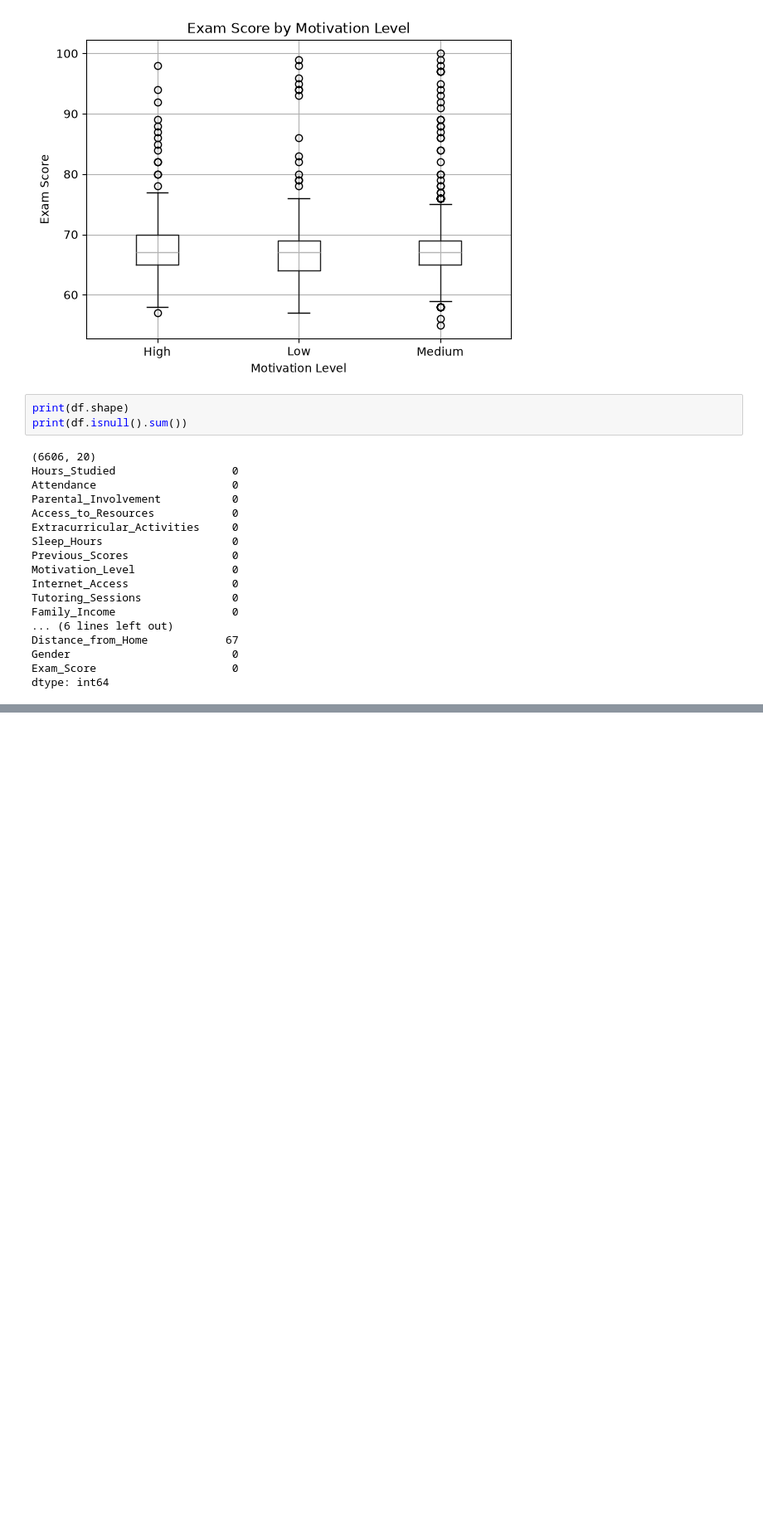
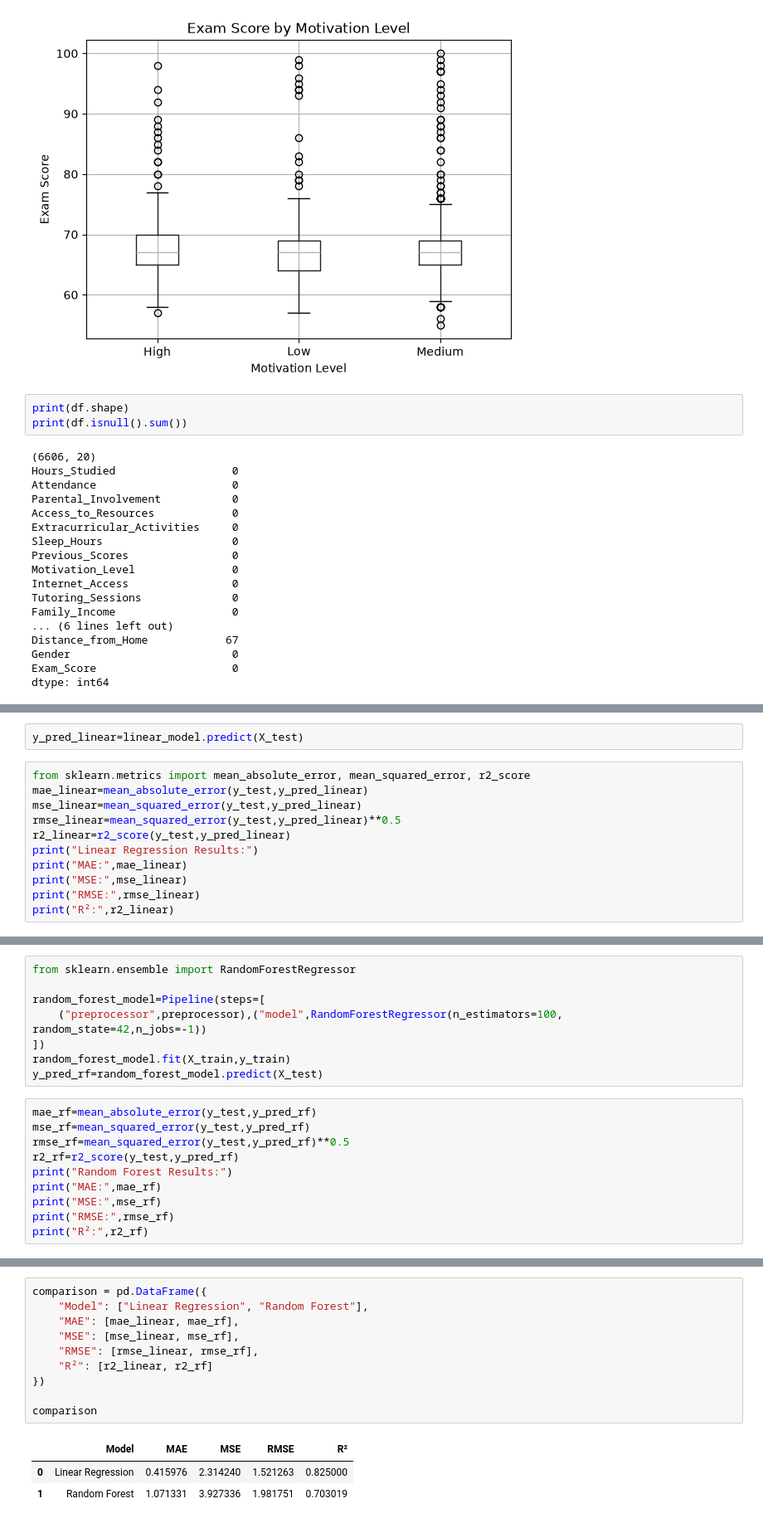
Before and after one commit to Hamsini242007/student-performance, a Jupyter notebook: notebook.ipynb, the cells around one changed output, grey strips where cells are left out. Shown at 83% size. Saved outputs shown, nothing was run; the diff lists cells and outputs as text; blank space fills up the shorter version.

Commit message:
Train and evaluate regression models

```diff
--- a/notebook.ipynb
+++ b/notebook.ipynb
@@ -171,0 +235,13 @@ dtype: int64
+# %%
+y_pred_linear=linear_model.predict(X_test)
+# %%
+from sklearn.metrics import mean_absolute_error, mean_squared_error, r2_score
+mae_linear=mean_absolute_error(y_test,y_pred_linear)
+mse_linear=mean_squared_error(y_test,y_pred_linear)
+rmse_linear=mean_squared_error(y_test,y_pred_linear)**0.5
+r2_linear=r2_score(y_test,y_pred_linear)
+print("Linear Regression Results:")
+print("MAE:",mae_linear)
+print("MSE:",mse_linear)
+print("RMSE:",rmse_linear)
+print("R²:",r2_linear)
@@ -171,0 +254,18 @@ dtype: int64
+# %%
+from sklearn.ensemble import RandomForestRegressor
+
+random_forest_model=Pipeline(steps=[
+    ("preprocessor",preprocessor),("model",RandomForestRegressor(n_estimators=100, random_state=42,n_jobs=-1))
+])
+random_forest_model.fit(X_train,y_train)
+y_pred_rf=random_forest_model.predict(X_test)
+# %%
+mae_rf=mean_absolute_error(y_test,y_pred_rf)
+mse_rf=mean_squared_error(y_test,y_pred_rf)
+rmse_rf=mean_squared_error(y_test,y_pred_rf)**0.5
+r2_rf=r2_score(y_test,y_pred_rf)
+print("Random Forest Results:")
+print("MAE:",mae_rf)
+print("MSE:",mse_rf)
+print("RMSE:",rmse_rf)
+print("R²:",r2_rf)
@@ -171,0 +300,14 @@ dtype: int64
+# %%
+comparison = pd.DataFrame({
+    "Model": ["Linear Regression", "Random Forest"],
+    "MAE": [mae_linear, mae_rf],
+    "MSE": [mse_linear, mse_rf],
+    "RMSE": [rmse_linear, rmse_rf],
+    "R²": [r2_linear, r2_rf]
+})
+
+comparison
+# %% [output]
+|  | Model | MAE | MSE | RMSE | R² |
+| 0 | Linear Regression | 0.415976 | 2.314240 | 1.521263 | 0.825000 |
+| 1 | Random Forest | 1.071331 | 3.927336 | 1.981751 | 0.703019 |
```
Also changed, not shown: parts of 10 cells of this notebook.
